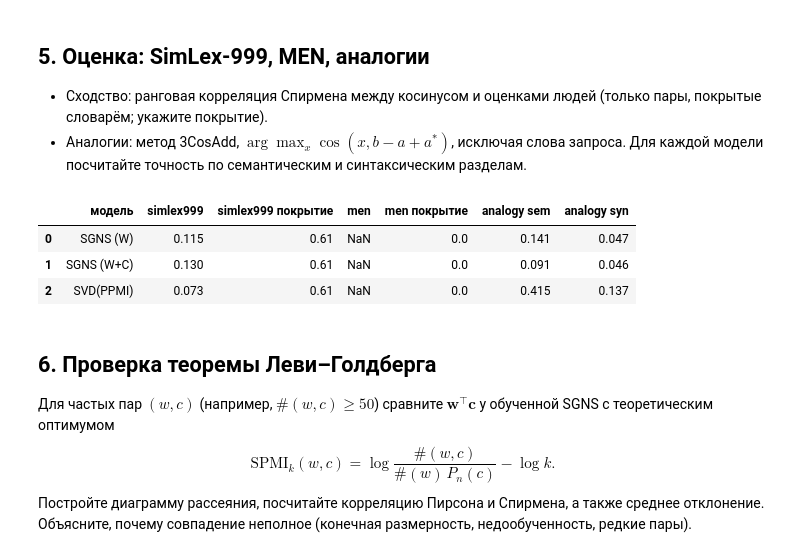
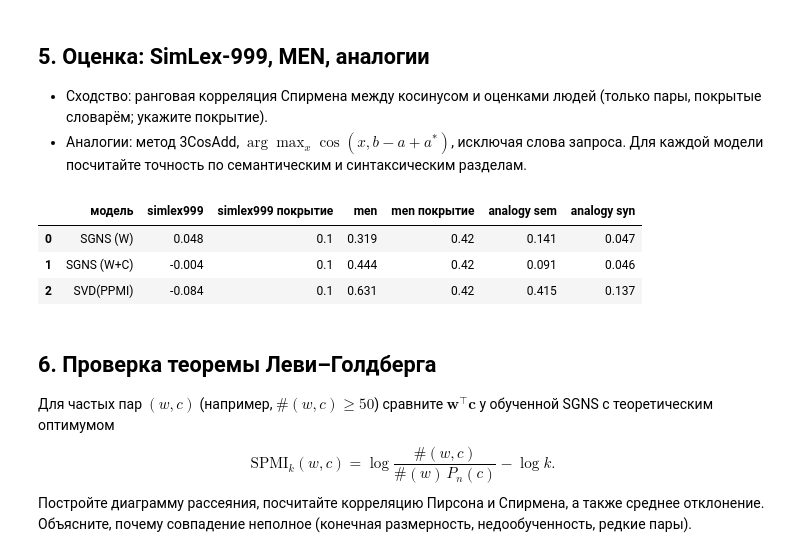
Before and after one commit to KonnorKennuey/Labs_2_course, a Jupyter notebook: LLM/lab02_student.ipynb, the cells around one changed output. Saved outputs shown, nothing was run; the diff lists cells and outputs as text; code cells hidden in the pictures.

```diff
--- a/LLM/lab02_student.ipynb
+++ b/LLM/lab02_student.ipynb
@@ -337,8 +337,8 @@ def eval_similarity(E, df):
     # TODO: ваш код
     En = normed(E)
 
-    words1 = df["word1"].astype(str).str.lower()
-    words2 = df["word2"].astype(str).str.lower()
+    words1 = df["word1"].astype(str).str.lower().str[:-2]
+    words2 = df["word2"].astype(str).str.lower().str[:-2]
 
     covered = (
         words1.map(lambda w: w in stoi)
@@ -401,36 +401,36 @@ def eval_analogies(E, max_q=None):
         similarities = query @ En.T
 
         row = torch.arange(len(block))
         similarities[row, a] = -torch.inf
         similarities[row, b] = -torch.inf
         similarities[row, a2] = -torch.inf
 
         predicted = similarities.argmax(dim=1)
 
         for section_name, pred, target in zip(
             sections,
             predicted.tolist(),
             b2.tolist(),
         ):
             res[section_name][0] += int(pred == target)
             res[section_name][1] += 1
 
     return {k: (v[0] / max(v[1], 1), v[1]) for k, v in res.items()}
 
 rows = []
 for name, E in [("SGNS (W)", W_sgns), ("SGNS (W+C)", W_sgns + C_sgns), ("SVD(PPMI)", W_svd)]:
     r = {"модель": name}
     for s, df in sim_sets.items():
         rho, cov = eval_similarity(E, df); r[s] = round(rho, 3); r[s + " покрытие"] = round(cov, 2)
     an = eval_analogies(E, max_q=3000 if FAST_DEV_RUN else None)
     r["analogy sem"] = round(an["semantic"][0], 3); r["analogy syn"] = round(an["syntactic"][0], 3)
     rows.append(r)
 pd.DataFrame(rows)
 # %% [output]
 |  | модель | simlex999 | simlex999 покрытие | men | men покрытие | analogy sem | analogy syn |
-| 0 | SGNS (W) | 0.115 | 0.61 | NaN | 0.0 | 0.141 | 0.047 |
-| 1 | SGNS (W+C) | 0.130 | 0.61 | NaN | 0.0 | 0.091 | 0.046 |
-| 2 | SVD(PPMI) | 0.073 | 0.61 | NaN | 0.0 | 0.415 | 0.137 |
+| 0 | SGNS (W) | 0.048 | 0.1 | 0.319 | 0.42 | 0.141 | 0.047 |
+| 1 | SGNS (W+C) | -0.004 | 0.1 | 0.444 | 0.42 | 0.091 | 0.046 |
+| 2 | SVD(PPMI) | -0.084 | 0.1 | 0.631 | 0.42 | 0.415 | 0.137 |
 # %% [markdown]
 ## 6. Проверка теоремы Леви–Голдберга
 
```
Also changed, not shown: parts of 4 cells of this notebook.
